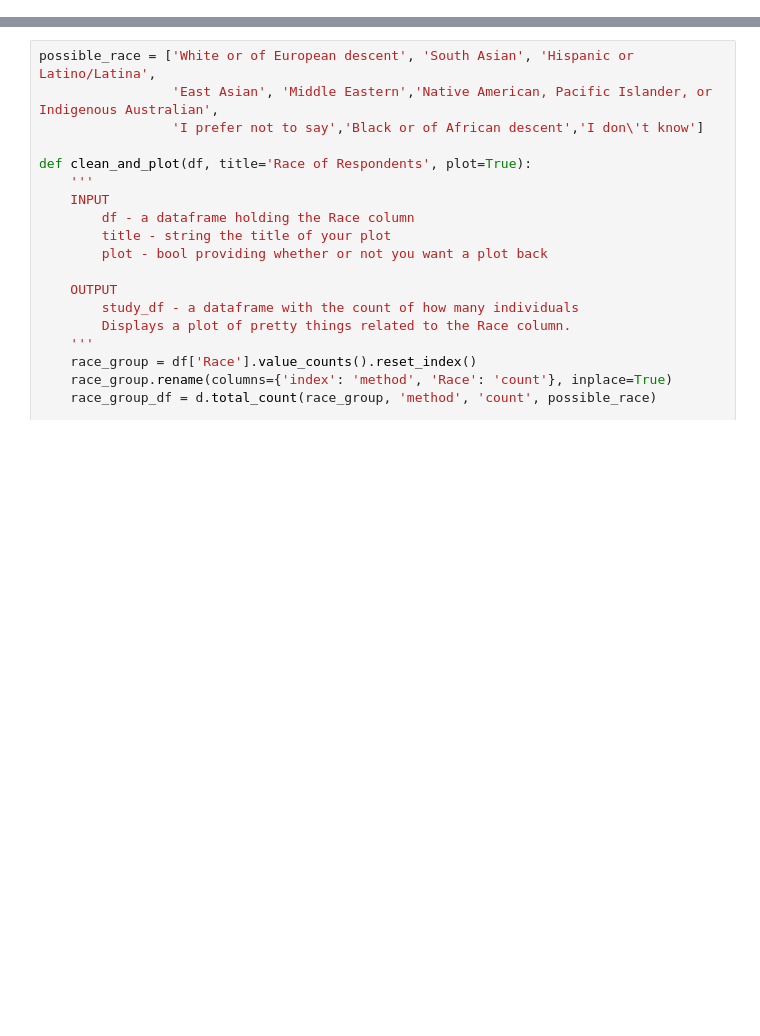
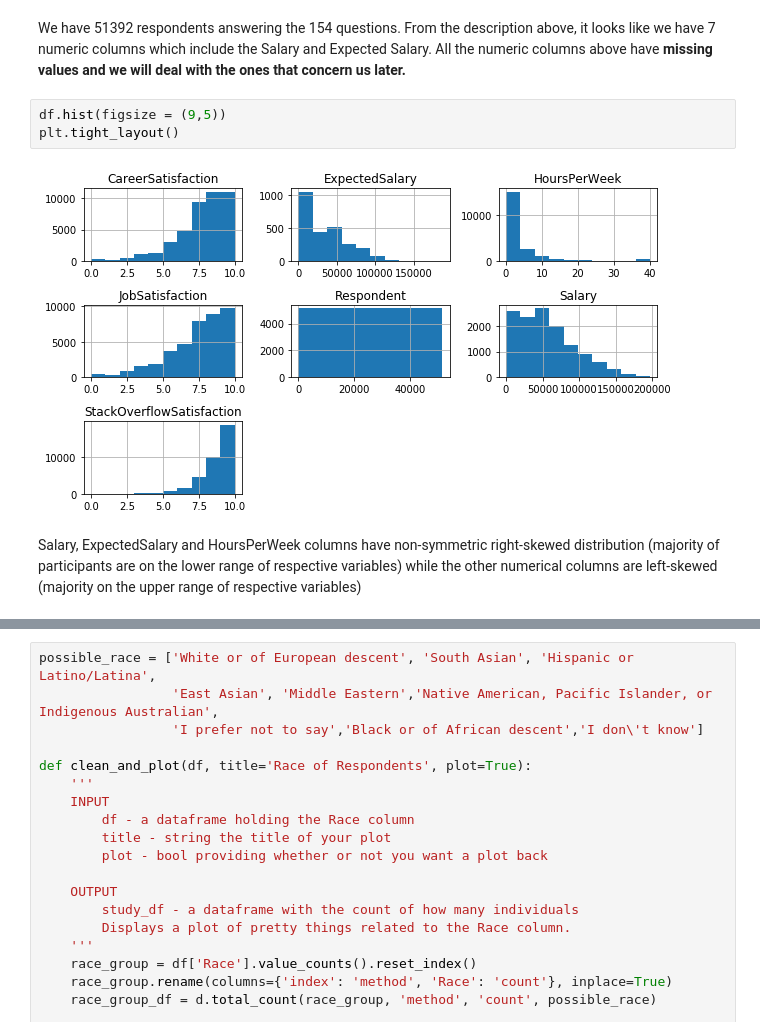
Before and after one commit to joshasgard/Diversity_Representation_In_Tech, a Jupyter notebook: EthnicDiversityRepresentationInTech.ipynb, the cells around one changed output, grey strips where cells are left out. Saved outputs shown, nothing was run; the diff lists cells and outputs as text; blank space fills up the shorter version.

```diff
--- a/EthnicDiversityRepresentationInTech.ipynb
+++ b/EthnicDiversityRepresentationInTech.ipynb
@@ -38,0 +55,10 @@ df2.head()
+# %% [markdown]
+We have 51392 respondents answering the 154 questions. From the description above, it looks like we have 7 numeric columns  which include the Salary and Expected Salary.
+All the numeric columns above have **missing values and we will deal with the ones that concern us later.**
+# %%
+df.hist(figsize = (9,5))
+plt.tight_layout()
+# %% [output]
+[figure, added]
+# %% [markdown]
+Salary, ExpectedSalary and HoursPerWeek columns have non-symmetric right-skewed distribution (majority of participants are on the lower range of respective variables) while the other numerical columns are left-skewed (majority on the upper range of respective variables)
```
Also changed, not shown: parts of 18 cells of this notebook.
